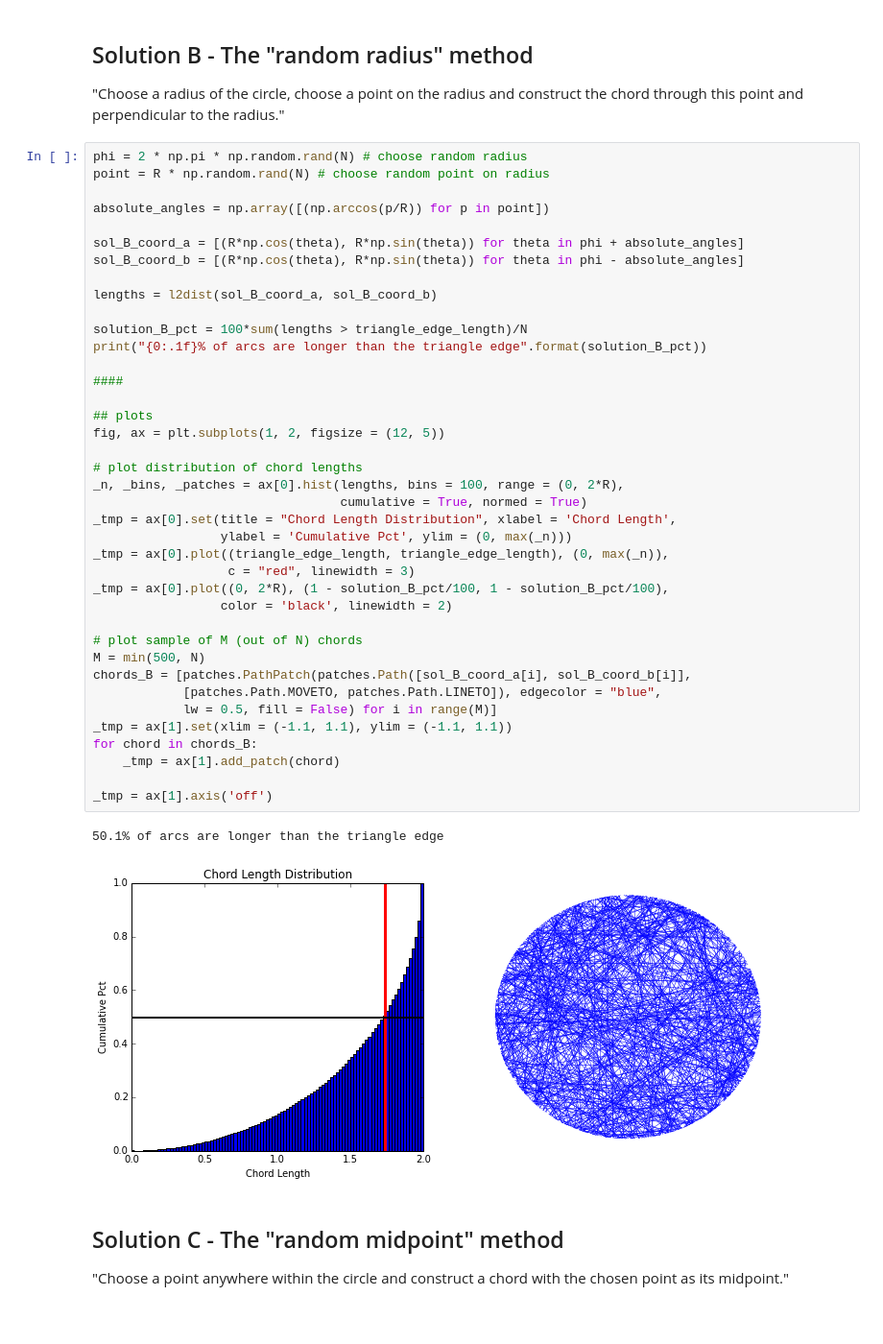
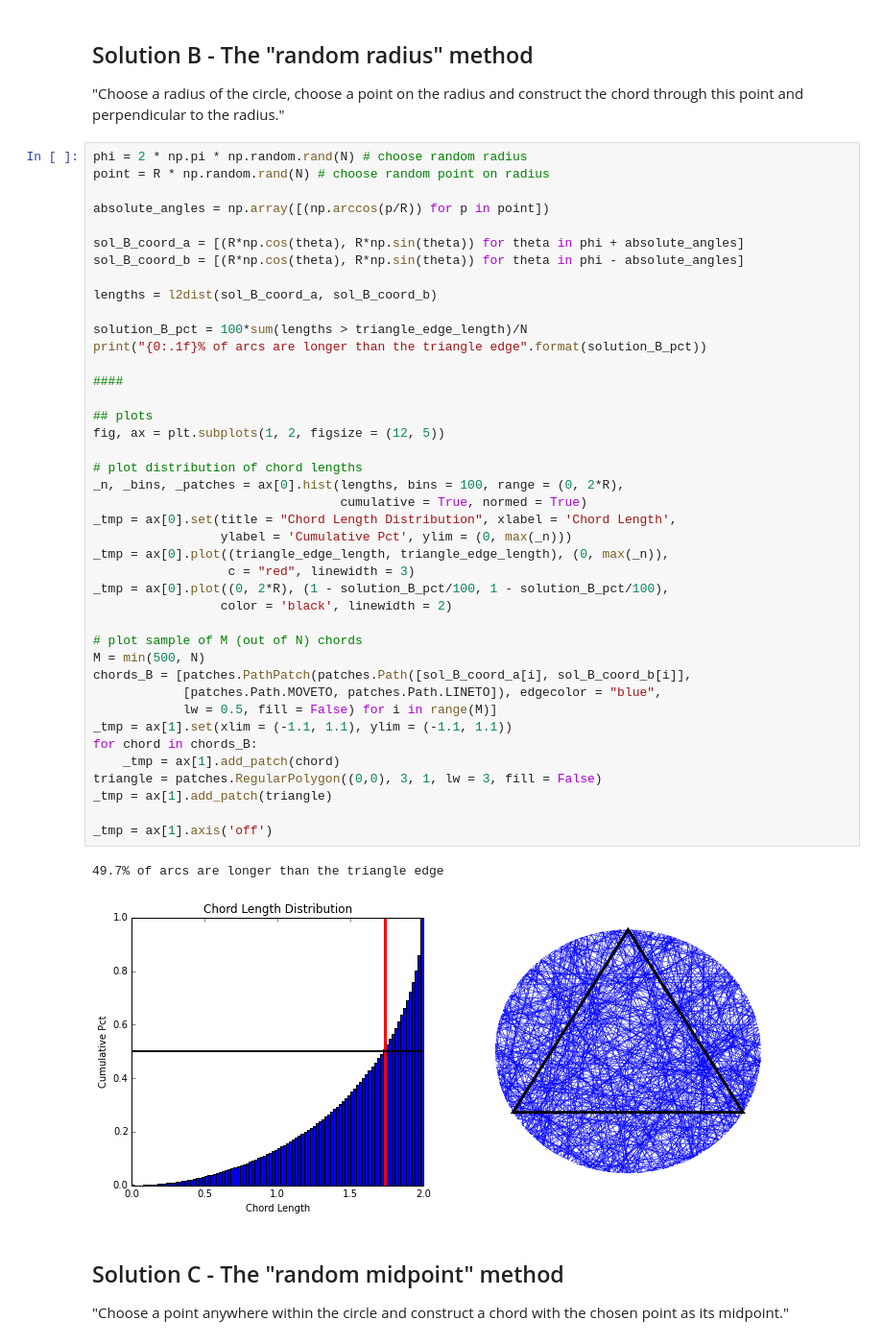
Before and after one commit to mmathioudakis/probability_playground, a Jupyter notebook: probability_playground.ipynb, the cells around one changed output. Shown: that part at 96% size. Drawn from its saved outputs; the diff is of its cells as text.

```diff
--- a/probability_playground.ipynb
+++ b/probability_playground.ipynb
@@ -315,35 +333,37 @@ lengths = l2dist(sol_B_coord_a, sol_B_coord_b)
 
 solution_B_pct = 100*sum(lengths > triangle_edge_length)/N
 print("{0:.1f}% of arcs are longer than the triangle edge".format(solution_B_pct))
 
 ####
 
 ## plots
 fig, ax = plt.subplots(1, 2, figsize = (12, 5))
 
 # plot distribution of chord lengths
 _n, _bins, _patches = ax[0].hist(lengths, bins = 100, range = (0, 2*R),
                                  cumulative = True, normed = True)
 _tmp = ax[0].set(title = "Chord Length Distribution", xlabel = 'Chord Length',
                  ylabel = 'Cumulative Pct', ylim = (0, max(_n)))
 _tmp = ax[0].plot((triangle_edge_length, triangle_edge_length), (0, max(_n)),
                   c = "red", linewidth = 3)
 _tmp = ax[0].plot((0, 2*R), (1 - solution_B_pct/100, 1 - solution_B_pct/100),
                  color = 'black', linewidth = 2)
 
 # plot sample of M (out of N) chords
 M = min(500, N)
 chords_B = [patches.PathPatch(patches.Path([sol_B_coord_a[i], sol_B_coord_b[i]],
             [patches.Path.MOVETO, patches.Path.LINETO]), edgecolor = "blue",
             lw = 0.5, fill = False) for i in range(M)]
 _tmp = ax[1].set(xlim = (-1.1, 1.1), ylim = (-1.1, 1.1))
 for chord in chords_B:
     _tmp = ax[1].add_patch(chord)
+triangle = patches.RegularPolygon((0,0), 3, 1, lw = 3, fill = False)
+_tmp = ax[1].add_patch(triangle)
 
 _tmp = ax[1].axis('off')
 # %% [output]
-50.1% of arcs are longer than the triangle edge
+49.7% of arcs are longer than the triangle edge
-[figure, old version]
+[figure, new version]
 # %% [markdown]
 ## Solution C - The "random midpoint" method
 
```
Also changed, not shown: parts of 11 cells of this notebook, 1 other file.
